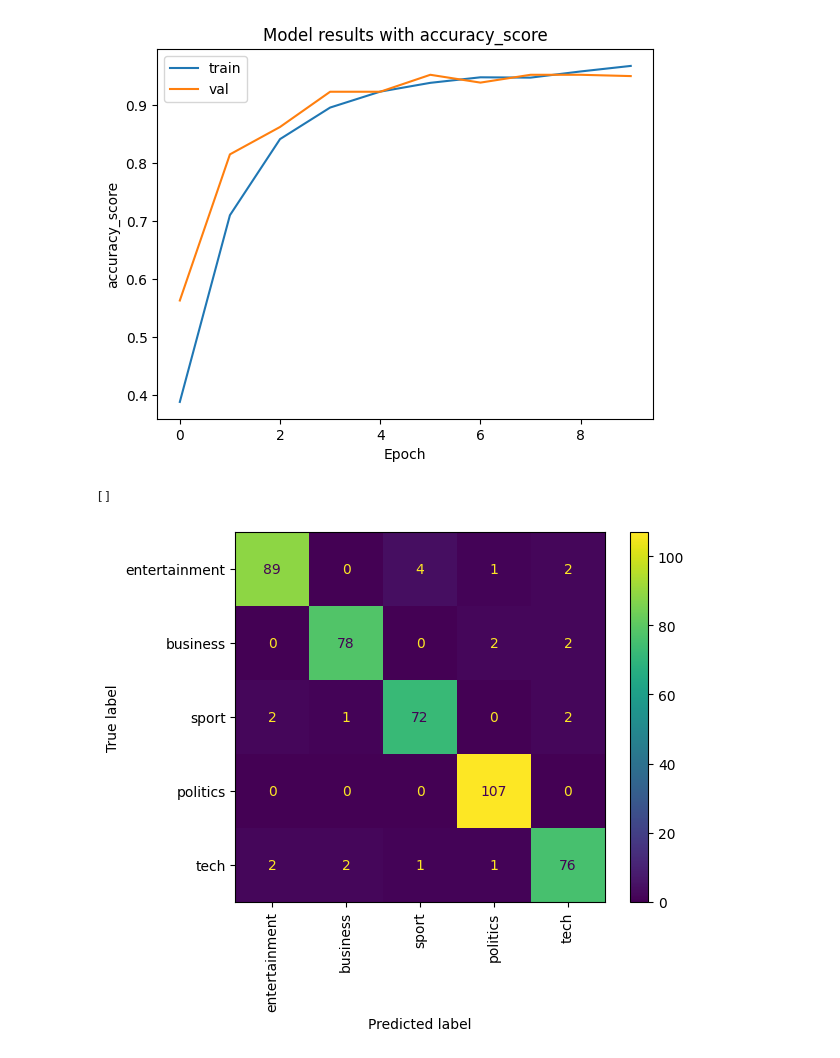
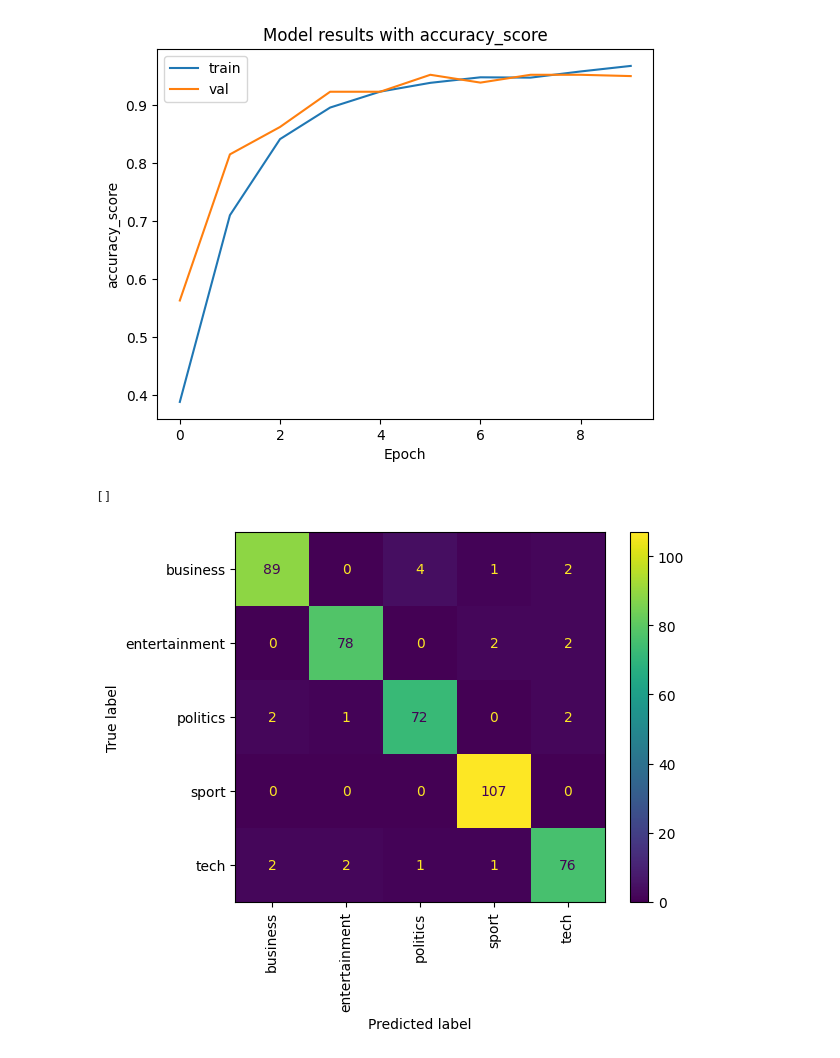
Before and after one commit to HalyshAnton/IT-Step-Pyton-AI, a Jupyter notebook: module6/textclassification.ipynb, the cells around one changed output. Saved outputs shown, nothing was run; the diff lists cells and outputs as text; code cells hidden in the pictures.

```diff
--- a/module6/textclassification.ipynb
+++ b/module6/textclassification.ipynb
@@ -416,19 +416,19 @@ plot_metric(history, 'accuracy_score')
 # %%
 from sklearn.metrics import ConfusionMatrixDisplay
 
 model = model.to('cpu')  # відключаємо від gpu
 
 loader = torch.utils.data.DataLoader(test_data, batch_size=len(test_data))
 X_test, y_test = next(iter(loader))
 
 y_pred = model.predict(X_test)
 
-ConfusionMatrixDisplay.from_predictions(y_test, y_pred.argmax(-1), display_labels=df['labels'].unique())
+ConfusionMatrixDisplay.from_predictions(y_test, y_pred.argmax(-1), display_labels=dataset.label_encoder.classes_)
 plt.xticks(rotation=90)
 plt.plot()
 # %% [output]
 []
-[figure, old version]
+[figure, new version]
 # %%
 from sklearn.metrics import classification_report
 
```
Also changed, not shown: parts of 2 cells of this notebook.
